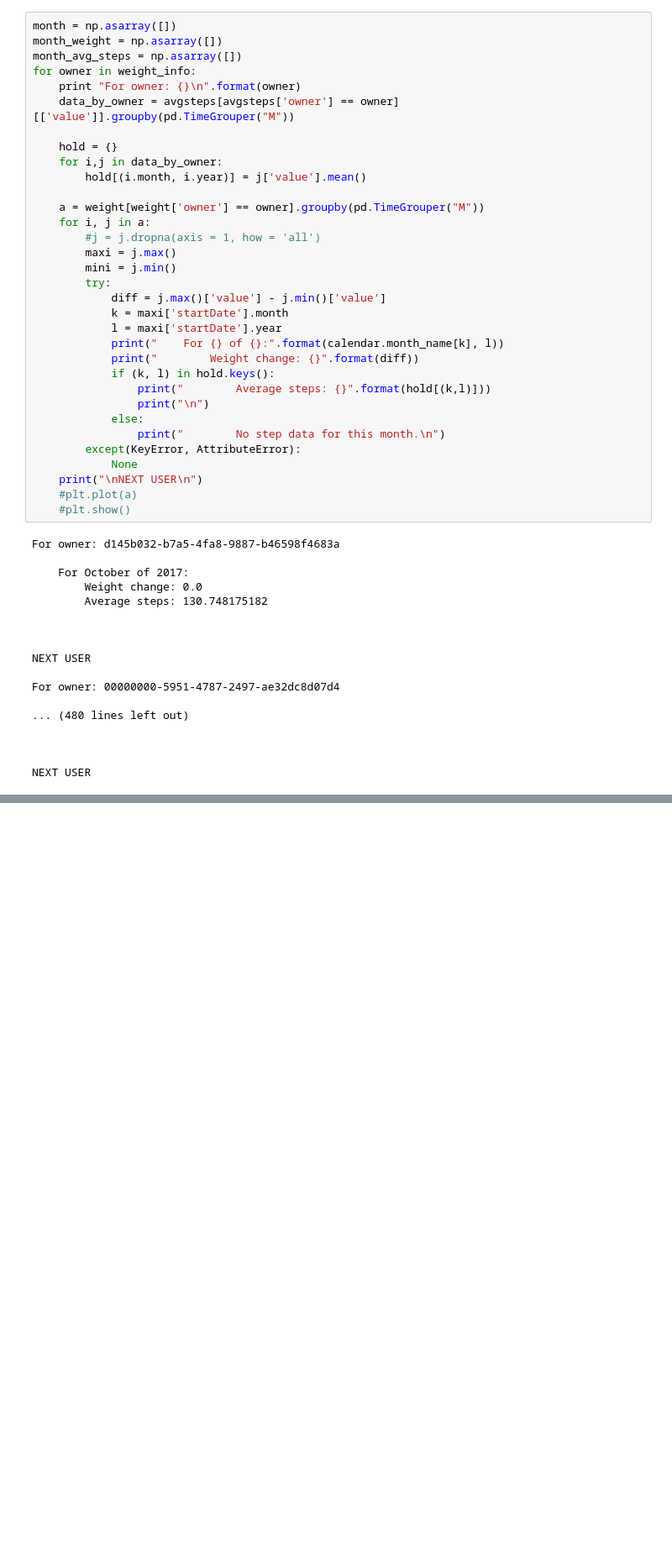
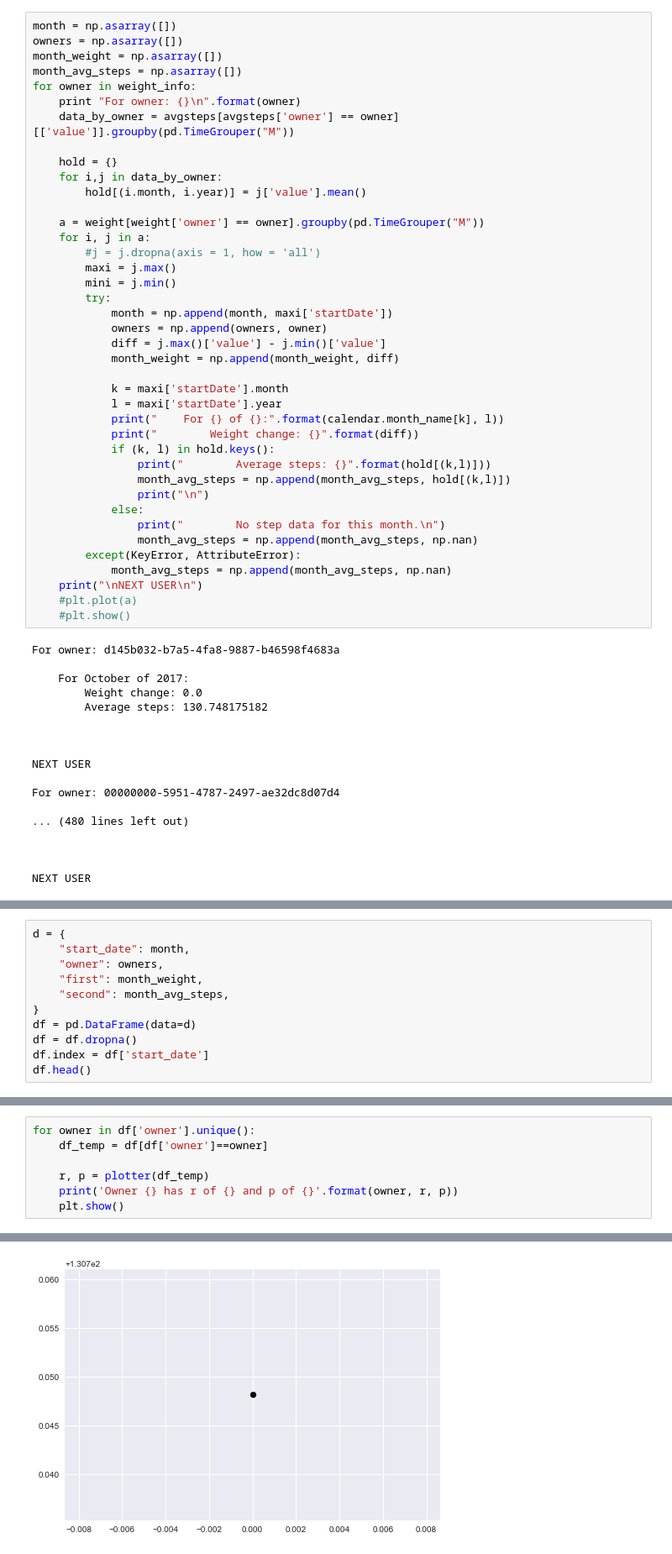
Before and after one commit to OngoDSS/Notebooks, a Jupyter notebook: sebastian_ongo.ipynb, the cells around one changed output, grey strips where cells are left out. Shown: that part at 84% size. Drawn from its saved outputs; the diff is of its cells as text; blank space fills up the shorter version.

```diff
--- a/sebastian_ongo.ipynb
+++ b/sebastian_ongo.ipynb
@@ -277,6 +283,7 @@ See the caveats in the documentation: http://pandas.pydata.org/pandas-docs/stabl
   This is separate from the ipykernel package so we can avoid doing imports until
 # %%
 month = np.asarray([])
+owners = np.asarray([])
 month_weight = np.asarray([])
 month_avg_steps = np.asarray([])
 for owner in weight_info:
@@ -293,18 +300,24 @@ for owner in weight_info:
         maxi = j.max()
         mini = j.min()
         try:
+            month = np.append(month, maxi['startDate'])
+            owners = np.append(owners, owner)
             diff = j.max()['value'] - j.min()['value']
+            month_weight = np.append(month_weight, diff)
+
             k = maxi['startDate'].month
             l = maxi['startDate'].year
             print("    For {} of {}:".format(calendar.month_name[k], l))
             print("        Weight change: {}".format(diff))
             if (k, l) in hold.keys():
                 print("        Average steps: {}".format(hold[(k,l)]))
+                month_avg_steps = np.append(month_avg_steps, hold[(k,l)])
                 print("\n")
             else:
                 print("        No step data for this month.\n")
+                month_avg_steps = np.append(month_avg_steps, np.nan)
         except(KeyError, AttributeError):
-            None
+            month_avg_steps = np.append(month_avg_steps, np.nan)
     print("\nNEXT USER\n")
     #plt.plot(a)
     #plt.show()
@@ -328,0 +358,11 @@ NEXT USER
+# %%
+d = {
+    "start_date": month,
+    "owner": owners,
+    "first": month_weight,
+    "second": month_avg_steps,
+}
+df = pd.DataFrame(data=d)
+df = df.dropna()
+df.index = df['start_date']
+df.head()
@@ -328,0 +377,8 @@ NEXT USER
+# %%
+for owner in df['owner'].unique():
+    df_temp = df[df['owner']==owner]
+
+    r, p = plotter(df_temp)
+    print('Owner {} has r of {} and p of {}'.format(owner, r, p))
+    plt.show()
+# %% [output]
@@ -328,0 +386 @@ NEXT USER
+[figure, added]
```
Also changed, not shown: parts of 7 cells of this notebook.
